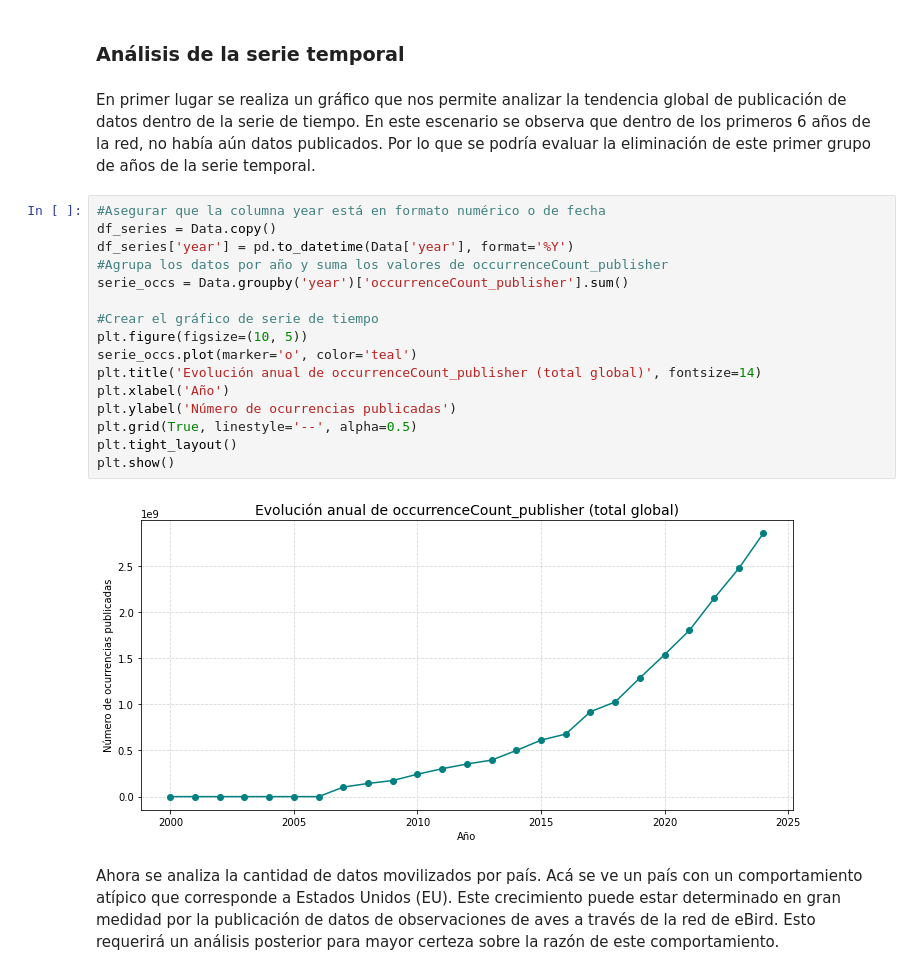
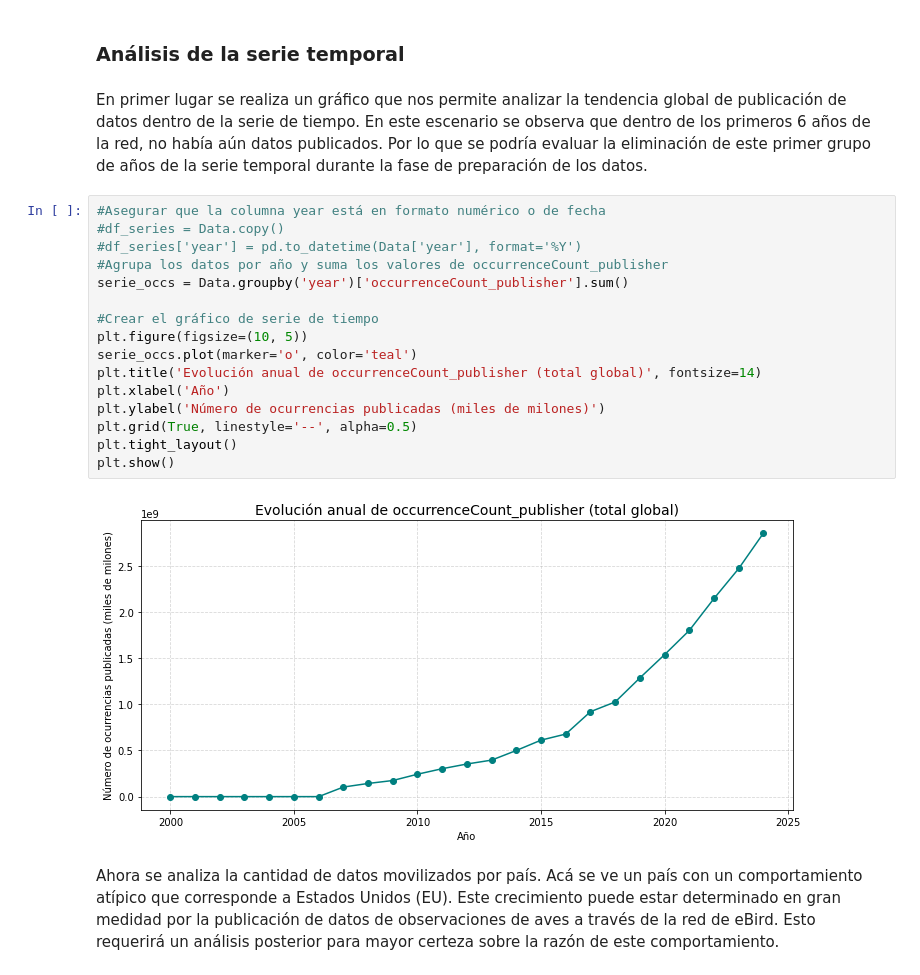
Before and after one commit to rortizgeo/Maestria_CD_Proyecto-Aplicado, a Jupyter notebook: PA_dataAnalysis.ipynb, the cells around one changed output. Saved outputs shown, nothing was run; the diff lists cells and outputs as text.

Commit message:
Ajuste en análsis de series temporales

```diff
--- a/PA_dataAnalysis.ipynb
+++ b/PA_dataAnalysis.ipynb
@@ -1071,24 +1070,24 @@ plt.show()
 # %% [markdown]
 ### Análisis de la serie temporal
 # %% [markdown]
-En primer lugar se realiza un gráfico que nos permite analizar la tendencia global de publicación de datos dentro de la serie de tiempo. En este escenario se observa que dentro de los primeros 6 años de la red, no había aún datos publicados. Por lo que se podría evaluar la eliminación de este primer grupo de años de la serie temporal.
+En primer lugar se realiza un gráfico que nos permite analizar la tendencia global de publicación de datos dentro de la serie de tiempo. En este escenario se observa que dentro de los primeros 6 años de la red, no había aún datos publicados. Por lo que se podría evaluar la eliminación de este primer grupo de años de la serie temporal durante la fase de preparación de los datos.
 # %%
 #Asegurar que la columna year está en formato numérico o de fecha
-df_series = Data.copy()
-df_series['year'] = pd.to_datetime(Data['year'], format='%Y')
+#df_series = Data.copy()
+#df_series['year'] = pd.to_datetime(Data['year'], format='%Y')
 #Agrupa los datos por año y suma los valores de occurrenceCount_publisher
 serie_occs = Data.groupby('year')['occurrenceCount_publisher'].sum()
 
 #Crear el gráfico de serie de tiempo
 plt.figure(figsize=(10, 5))
 serie_occs.plot(marker='o', color='teal')
 plt.title('Evolución anual de occurrenceCount_publisher (total global)', fontsize=14)
 plt.xlabel('Año')
-plt.ylabel('Número de ocurrencias publicadas')
+plt.ylabel('Número de ocurrencias publicadas (miles de milones)')
 plt.grid(True, linestyle='--', alpha=0.5)
 plt.tight_layout()
 plt.show()
 # %% [output]
-[figure, old version]
+[figure, new version]
 # %% [markdown]
 Ahora se analiza la cantidad de datos movilizados por país. Acá se ve un país con un comportamiento atípico que corresponde a Estados Unidos (EU). Este crecimiento puede estar determinado en gran medidad por la publicación de datos de observaciones de aves a través de la red de eBird. Esto requerirá un análisis posterior para mayor certeza sobre la razón de este comportamiento.
```
Also changed, not shown: parts of 9 cells of this notebook.
